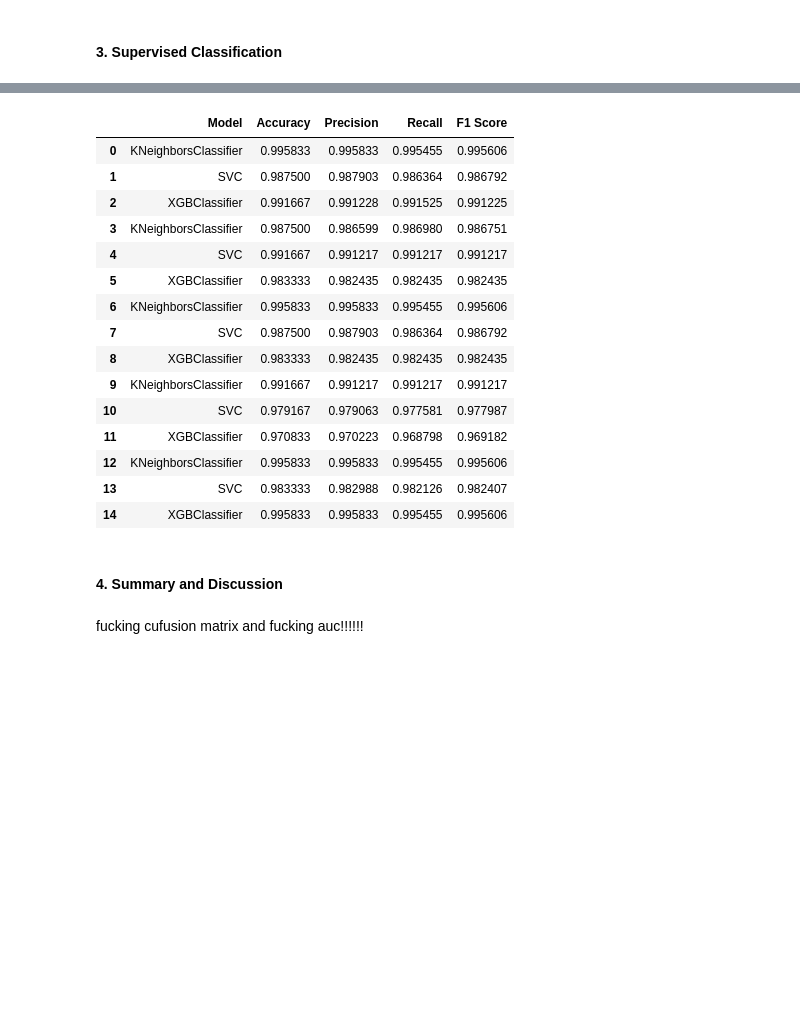
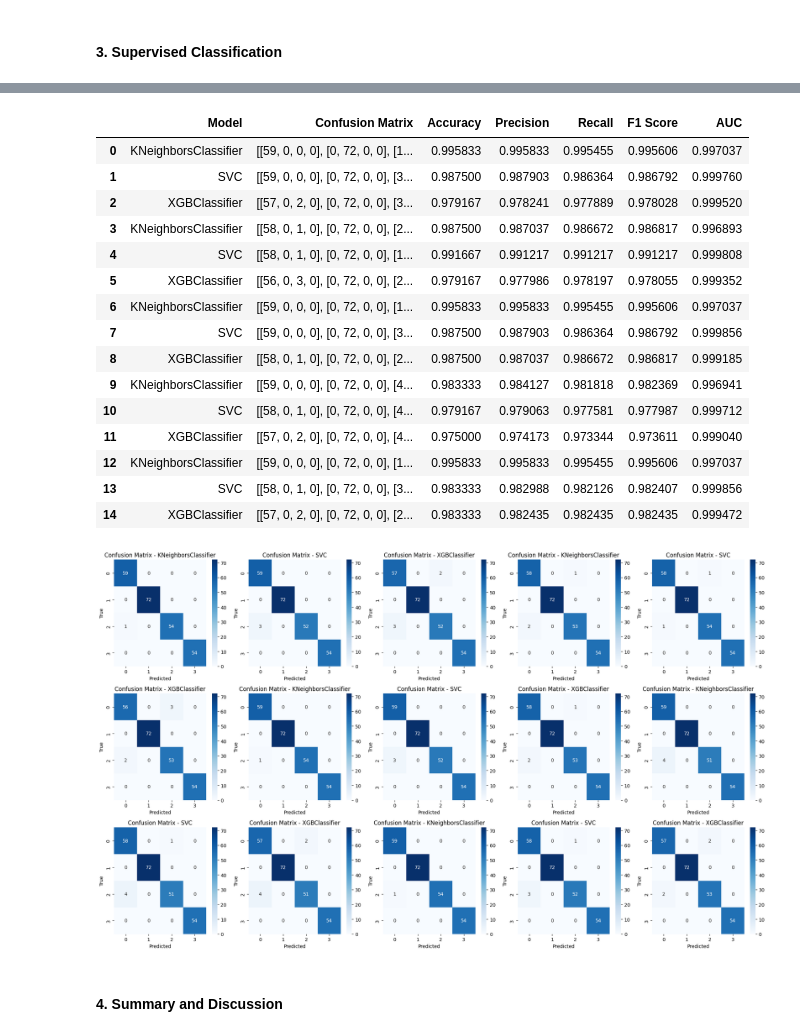
Before and after one commit to zhaziqwe/sklearn_exercises, a Jupyter notebook: team-work.ipynb, the cells around one changed output, grey strips where cells are left out. Cells and saved outputs as stored; diff of their text form; code cells hidden in the pictures; blank space fills up the shorter version.

```diff
--- a/team-work.ipynb
+++ b/team-work.ipynb
@@ -315,9 +341,9 @@ for train_index, val_index in kf.split(train_data):
 
     # Get the inputs and labels
     train_inputs = train_fold_data.iloc[:, :-4].values
-    train_targets = train_fold_data.iloc[:, -4:].values
+    train_targets = np.argmax(train_fold_data.iloc[:, -4:].values, axis=1)
     val_inputs = val_fold_data.iloc[:, :-4].values
-    val_targets = val_fold_data.iloc[:, -4:].values
+    val_targets = np.argmax(val_fold_data.iloc[:, -4:].values, axis=1)
 
     # Train and evaluate the model on each fold
     current_best_model, current_best_score = train(train_inputs,train_targets, val_inputs, val_targets)
@@ -329,5 +355,5 @@ for train_index, val_index in kf.split(train_data):
 
 # Get the test inputs and labels
 test_inputs = test_data.iloc[:, :-4].values
-test_targets = test_data.iloc[:, -4:].values
+test_targets = np.argmax(test_data.iloc[:, -4:].values, axis=1)
 # %% [output]
@@ -391,47 +443,37 @@ def generate_metrics_table(model_set):
 # Bind model with test inputs and test targets
 def model_binding(models,test_inputs,test_targets):
     for model in models:
-        # choose different type , so there will be a little change
-        if type(model) == sklearn.neighbors.KNeighborsClassifier:
-            test_targets_tmp = test_targets
-
-        elif type(model) == sklearn.svm.SVC:
-            test_targets_tmp = np.argmax(test_targets, axis=1)
-
-        elif type(model) == xgb.XGBClassifier:
-            test_targets_tmp = np.argmax(test_targets, axis=1)
 
         #predict
         predictions = model.predict(test_inputs)
 
         #bind and append
-        model_tuple = (model,test_targets_tmp,predictions)
+        model_tuple = (model,test_targets,predictions)
         modelsets.append(model_tuple)
 # %%
 # Bind and generate metrics table
 model_binding(models, test_inputs, test_targets)
-ans = generate_metrics_table(modelsets)
+ans = generate_metrics_table(modelsets,test_inputs)
 
 # show table
 ans
 # %% [output]
-|  | Model | Accuracy | Precision | Recall | F1 Score |
-| 0 | KNeighborsClassifier | 0.995833 | 0.995833 | 0.995455 | 0.995606 |
-| 1 | SVC | 0.987500 | 0.987903 | 0.986364 | 0.986792 |
-| 2 | XGBClassifier | 0.991667 | 0.991228 | 0.991525 | 0.991225 |
-| 3 | KNeighborsClassifier | 0.987500 | 0.986599 | 0.986980 | 0.986751 |
-| 4 | SVC | 0.991667 | 0.991217 | 0.991217 | 0.991217 |
-| 5 | XGBClassifier | 0.983333 | 0.982435 | 0.982435 | 0.982435 |
-| 6 | KNeighborsClassifier | 0.995833 | 0.995833 | 0.995455 | 0.995606 |
-| 7 | SVC | 0.987500 | 0.987903 | 0.986364 | 0.986792 |
-| 8 | XGBClassifier | 0.983333 | 0.982435 | 0.982435 | 0.982435 |
-| 9 | KNeighborsClassifier | 0.991667 | 0.991217 | 0.991217 | 0.991217 |
-| 10 | SVC | 0.979167 | 0.979063 | 0.977581 | 0.977987 |
-| 11 | XGBClassifier | 0.970833 | 0.970223 | 0.968798 | 0.969182 |
-| 12 | KNeighborsClassifier | 0.995833 | 0.995833 | 0.995455 | 0.995606 |
-| 13 | SVC | 0.983333 | 0.982988 | 0.982126 | 0.982407 |
-| 14 | XGBClassifier | 0.995833 | 0.995833 | 0.995455 | 0.995606 |
+|  | Model | Confusion Matrix | Accuracy | Precision | Recall | F1 Score | AUC |
+| 0 | KNeighborsClassifier | [[59, 0, 0, 0], [0, 72, 0, 0], [1... | 0.995833 | 0.995833 | 0.995455 | 0.995606 | 0.997037 |
+| 1 | SVC | [[59, 0, 0, 0], [0, 72, 0, 0], [3... | 0.987500 | 0.987903 | 0.986364 | 0.986792 | 0.999760 |
+| 2 | XGBClassifier | [[57, 0, 2, 0], [0, 72, 0, 0], [3... | 0.979167 | 0.978241 | 0.977889 | 0.978028 | 0.999520 |
+| 3 | KNeighborsClassifier | [[58, 0, 1, 0], [0, 72, 0, 0], [2... | 0.987500 | 0.987037 | 0.986672 | 0.986817 | 0.996893 |
+| 4 | SVC | [[58, 0, 1, 0], [0, 72, 0, 0], [1... | 0.991667 | 0.991217 | 0.991217 | 0.991217 | 0.999808 |
+| 5 | XGBClassifier | [[56, 0, 3, 0], [0, 72, 0, 0], [2... | 0.979167 | 0.977986 | 0.978197 | 0.978055 | 0.999352 |
+| 6 | KNeighborsClassifier | [[59, 0, 0, 0], [0, 72, 0, 0], [1... | 0.995833 | 0.995833 | 0.995455 | 0.995606 | 0.997037 |
+| 7 | SVC | [[59, 0, 0, 0], [0, 72, 0, 0], [3... | 0.987500 | 0.987903 | 0.986364 | 0.986792 | 0.999856 |
+| 8 | XGBClassifier | [[58, 0, 1, 0], [0, 72, 0, 0], [2... | 0.987500 | 0.987037 | 0.986672 | 0.986817 | 0.999185 |
+| 9 | KNeighborsClassifier | [[59, 0, 0, 0], [0, 72, 0, 0], [4... | 0.983333 | 0.984127 | 0.981818 | 0.982369 | 0.996941 |
+| 10 | SVC | [[58, 0, 1, 0], [0, 72, 0, 0], [4... | 0.979167 | 0.979063 | 0.977581 | 0.977987 | 0.999712 |
+| 11 | XGBClassifier | [[57, 0, 2, 0], [0, 72, 0, 0], [4... | 0.975000 | 0.974173 | 0.973344 | 0.973611 | 0.999040 |
+| 12 | KNeighborsClassifier | [[59, 0, 0, 0], [0, 72, 0, 0], [1... | 0.995833 | 0.995833 | 0.995455 | 0.995606 | 0.997037 |
+| 13 | SVC | [[58, 0, 1, 0], [0, 72, 0, 0], [3... | 0.983333 | 0.982988 | 0.982126 | 0.982407 | 0.999856 |
+| 14 | XGBClassifier | [[57, 0, 2, 0], [0, 72, 0, 0], [2... | 0.983333 | 0.982435 | 0.982435 | 0.982435 | 0.999472 |
+[figure, added]
 # %% [markdown]
 #### 4. Summary and Discussion
-# %% [markdown]
-fucking cufusion matrix and fucking auc!!!!!!
```
Also changed, not shown: parts of 5 cells of this notebook.
